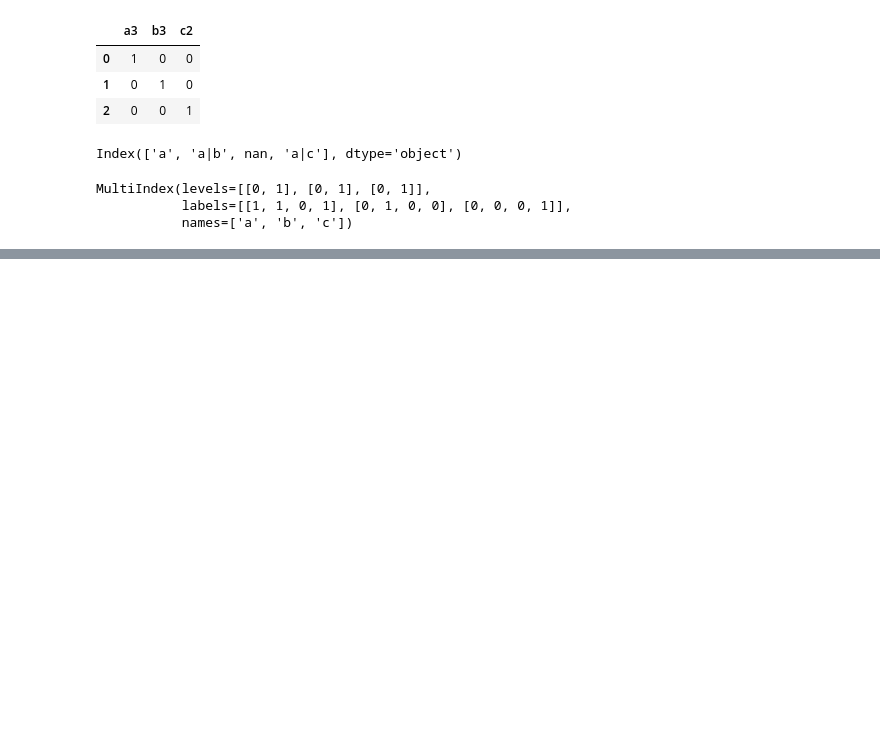
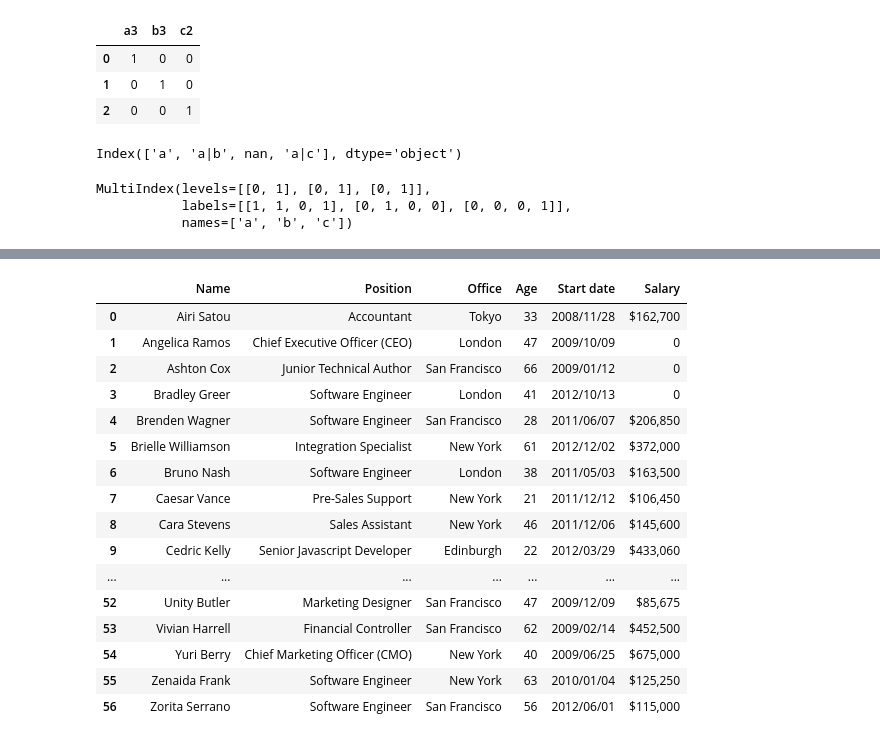
Before and after one commit to udaytak/DataScience-Basics, a Jupyter notebook: 02_Basic Data Operations.ipynb, the cells around one changed output, grey strips where cells are left out. Saved outputs shown, nothing was run; the diff lists cells and outputs as text; code cells hidden in the pictures; blank space fills up the shorter version.

```diff
--- a/02_Basic Data Operations.ipynb
+++ b/02_Basic Data Operations.ipynb
@@ -879,2 +916,5 @@ employee.dropna(subset=['Name','Salary']).shape
 # %%
 #fillna
+# %%
+employee = pd.read_table('dropnaExample_TSV.tsv')
+employee.head()
@@ -881 +928,21 @@ employee.dropna(subset=['Name','Salary']).shape
+# %%
+(employee.fillna(0).head
+# %% [output]
+|  | Name | Position | Office | Age | Start date | Salary |
+| 0 | Airi Satou | Accountant | Tokyo | 33 | 2008/11/28 | $162,700 |
+| 1 | Angelica Ramos | Chief Executive Officer (CEO) | London | 47 | 2009/10/09 | 0 |
+| 2 | Ashton Cox | Junior Technical Author | San Francisco | 66 | 2009/01/12 | 0 |
+| 3 | Bradley Greer | Software Engineer | London | 41 | 2012/10/13 | 0 |
+| 4 | Brenden Wagner | Software Engineer | San Francisco | 28 | 2011/06/07 | $206,850 |
+| 5 | Brielle Williamson | Integration Specialist | New York | 61 | 2012/12/02 | $372,000 |
+| 6 | Bruno Nash | Software Engineer | London | 38 | 2011/05/03 | $163,500 |
+| 7 | Caesar Vance | Pre-Sales Support | New York | 21 | 2011/12/12 | $106,450 |
+| 8 | Cara Stevens | Sales Assistant | New York | 46 | 2011/12/06 | $145,600 |
+| 9 | Cedric Kelly | Senior Javascript Developer | Edinburgh | 22 | 2012/03/29 | $433,060 |
+| ... | ... | ... | ... | ... | ... | ... |
+| 52 | Unity Butler | Marketing Designer | San Francisco | 47 | 2009/12/09 | $85,675 |
+| 53 | Vivian Harrell | Financial Controller | San Francisco | 62 | 2009/02/14 | $452,500 |
+| 54 | Yuri Berry | Chief Marketing Officer (CMO) | New York | 40 | 2009/06/25 | $675,000 |
+| 55 | Zenaida Frank | Software Engineer | New York | 63 | 2010/01/04 | $125,250 |
+| 56 | Zorita Serrano | Software Engineer | San Francisco | 56 | 2012/06/01 | $115,000 |
 # %%
```
Also changed, not shown: parts of 20 cells of this notebook.
